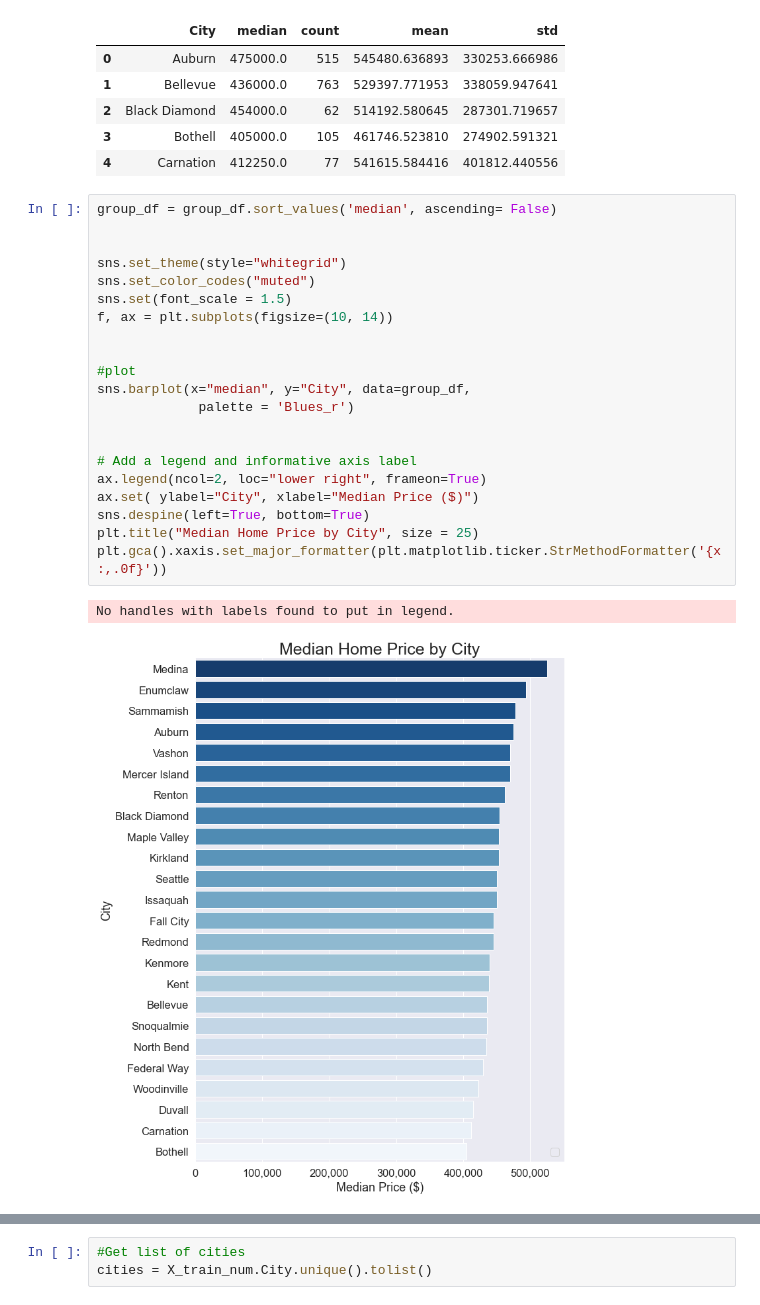
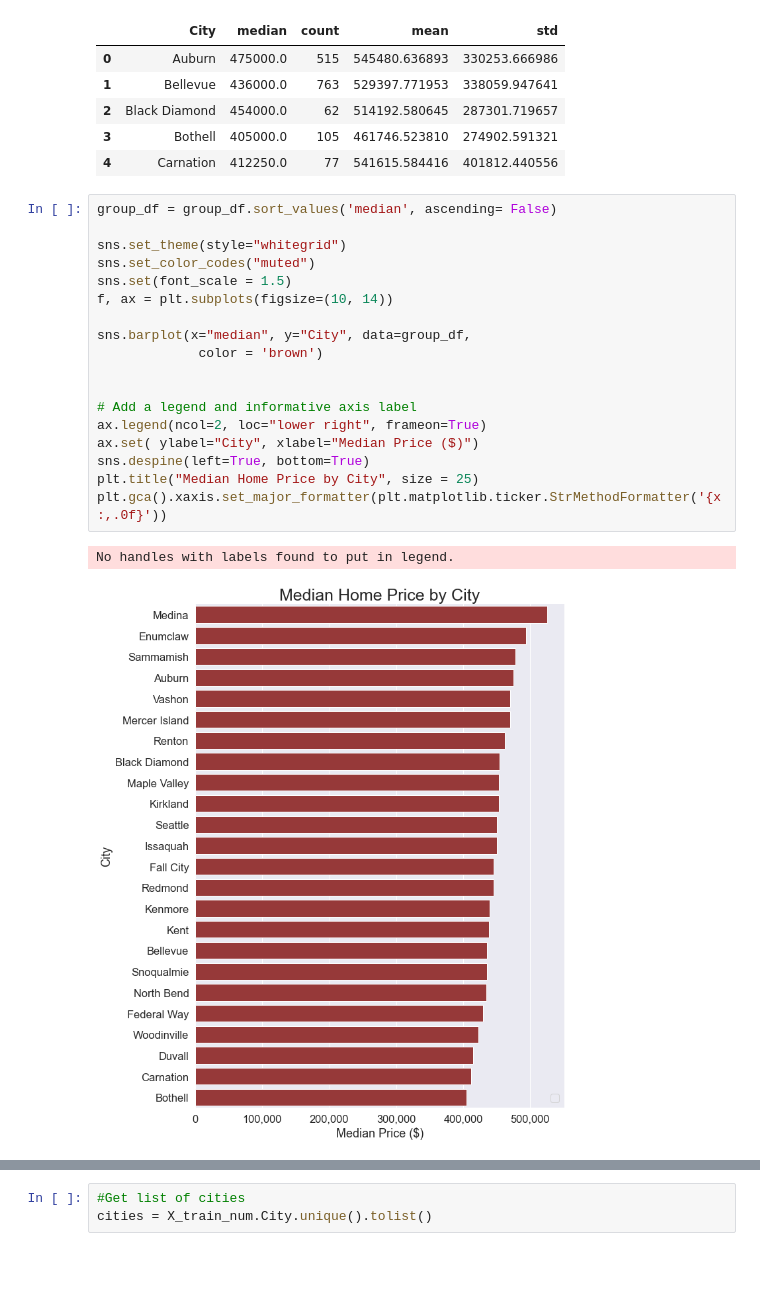
Before and after one commit to tmcroyce/House_Pricing_Project, a Jupyter notebook: Travis_Project.ipynb, the cells around one changed output, grey strips where cells are left out. Saved outputs shown, nothing was run; the diff lists cells and outputs as text; blank space fills up the shorter version.

```diff
--- a/Travis_Project.ipynb
+++ b/Travis_Project.ipynb
@@ -371,25 +366,22 @@ group_df.head()
 | 4 | Carnation | 412250.0 | 77 | 541615.584416 | 401812.440556 |
 # %%
 group_df = group_df.sort_values('median', ascending= False)
-
 
 sns.set_theme(style="whitegrid")
 sns.set_color_codes("muted")
 sns.set(font_scale = 1.5)
 f, ax = plt.subplots(figsize=(10, 14))
 
-
-#plot
 sns.barplot(x="median", y="City", data=group_df,
-             palette = 'Blues_r')
+             color = 'brown')
 
 
 # Add a legend and informative axis label
 ax.legend(ncol=2, loc="lower right", frameon=True)
 ax.set( ylabel="City", xlabel="Median Price ($)")
 sns.despine(left=True, bottom=True)
 plt.title("Median Home Price by City", size = 25)
 plt.gca().xaxis.set_major_formatter(plt.matplotlib.ticker.StrMethodFormatter('{x:,.0f}'))
 # %% [output]
 No handles with labels found to put in legend.
-[figure, old version]
+[figure, new version]
```
Also changed, not shown: parts of 74 cells of this notebook.
